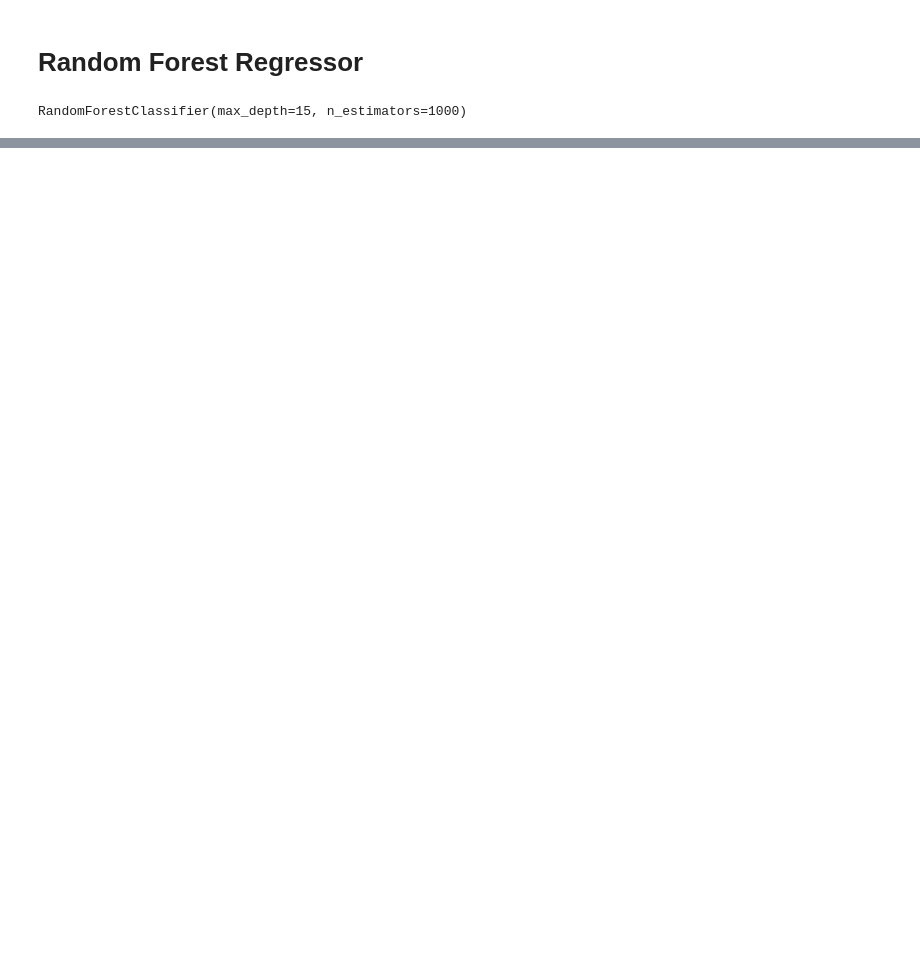
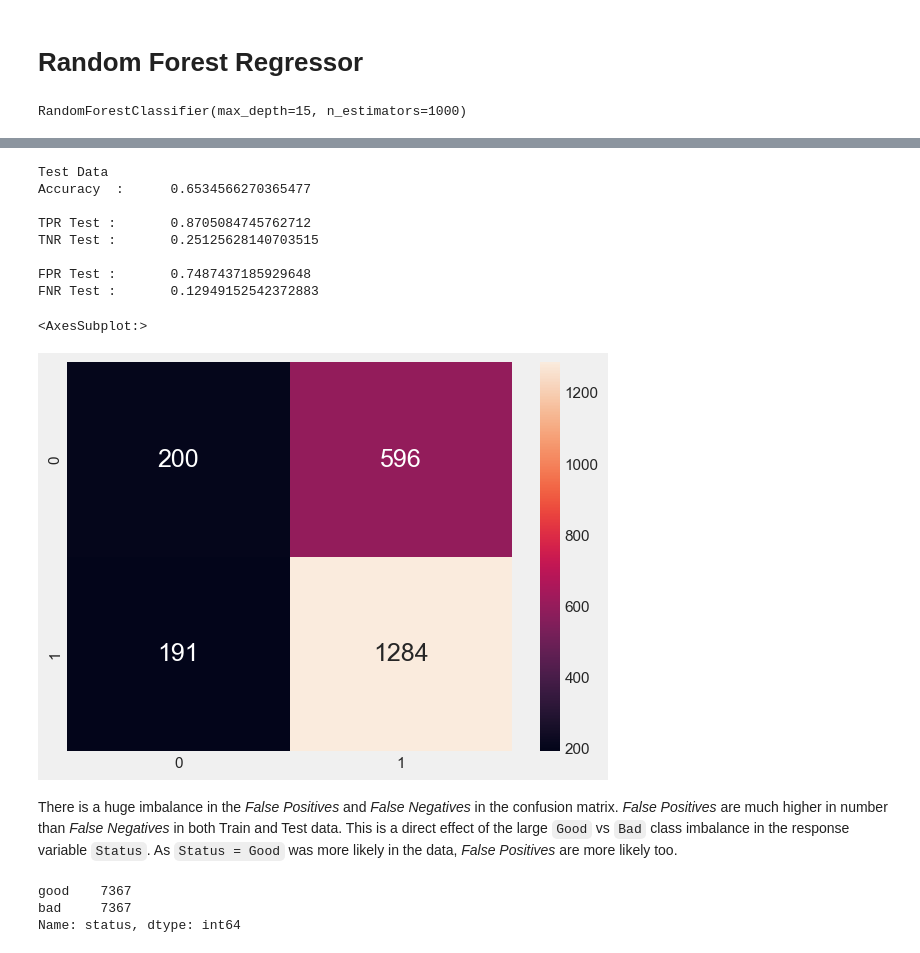
Before and after one commit to Pante/SC1015-Project, a Jupyter notebook: Machine Learning.ipynb, the cells around one changed output, grey strips where cells are left out. Cells and saved outputs as stored; diff of their text form; code cells hidden in the pictures; blank space fills up the shorter version.

```diff
--- a/Machine Learning.ipynb
+++ b/Machine Learning.ipynb
@@ -238,0 +320,63 @@ FNR Test :       0.0931899641577061
+# %%
+# Import the required metric from sklearn
+from sklearn.metrics import confusion_matrix
+
+# Predict the Response corresponding to Predictors
+y_test_pred = dectree.predict(X_test)
+
+# Print the Classification Accuracy
+print("Test Data")
+print("Accuracy  :\t", dectree.score(X_test, y_test))
+print()
+
+# Print the Accuracy Measures from the Confusion Matrix
+cmTest = confusion_matrix(y_test, y_test_pred)
+tpTest = cmTest[1][1] # True Positives : Good (1) predicted Good (1)
+fpTest = cmTest[0][1] # False Positives : Bad (0) predicted Good (1)
+tnTest = cmTest[0][0] # True Negatives : Bad (0) predicted Bad (0)
+fnTest = cmTest[1][0] # False Negatives : Good (1) predicted Bad (0)
+
+print("TPR Test :\t", (tpTest/(tpTest + fnTest)))
+print("TNR Test :\t", (tnTest/(tnTest + fpTest)))
+print()
+
+print("FPR Test :\t", (fpTest/(fpTest + tnTest)))
+print("FNR Test :\t", (fnTest/(fnTest + tpTest)))
+
+# Plot the two-way Confusion Matrix
+sb.heatmap(confusion_matrix(y_test, y_test_pred),
+           annot = True, fmt=".0f", annot_kws={"size": 18})
+# %% [output]
+Test Data
+Accuracy  :      0.6534566270365477
+
+TPR Test :       0.8705084745762712
+TNR Test :       0.25125628140703515
+
+FPR Test :       0.7487437185929648
+FNR Test :       0.12949152542372883
+<AxesSubplot:>
+[figure, added]
+# %% [markdown]
+There is a huge imbalance in the *False Positives* and *False Negatives* in the confusion matrix. *False Positives* are much higher in number than *False Negatives* in both Train and Test data. This is a direct effect of the large `Good` vs `Bad` class imbalance in the response variable `Status`. As `Status = Good` was more likely in the data, *False Positives* are more likely too.
+# %%
+# Upsample Bad to match Good
+from sklearn.utils import resample
+
+gamesBad = games[games.status == 'bad']
+gamesGood = games[games.status == 'good']
+
+# Upsample the Bad samples
+gamesBad = resample(gamesBad,
+                        replace=True,                     # sample with replacement
+                        n_samples=gamesGood.shape[0])    # to match number of Good
+
+# Combine the two classes back after upsampling
+games_equal_Good_Bad = pd.concat([gamesGood, gamesBad])
+
+# Check the ratio of the classes
+games_equal_Good_Bad['status'].value_counts()
+# %% [output]
+good    7367
+bad     7367
+Name: status, dtype: int64
```
Also changed, not shown: parts of 19 cells of this notebook, 4 other files.
